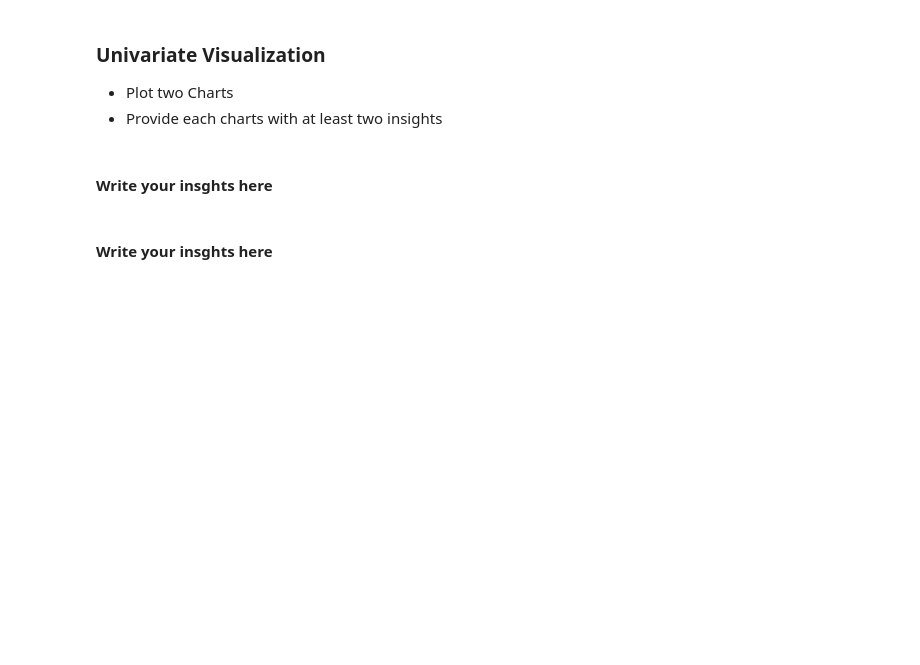
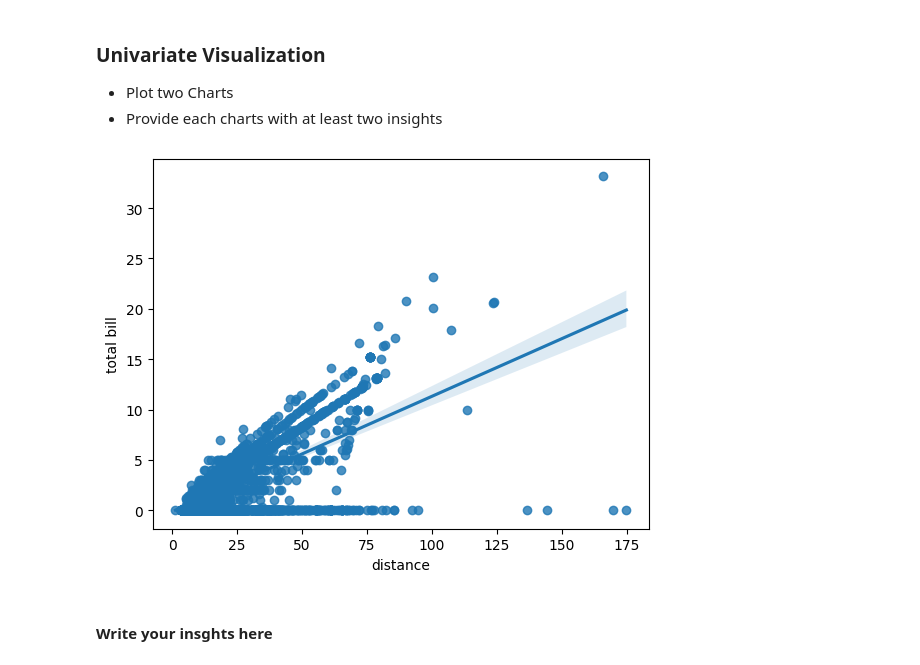
Before and after one commit to Tuwaiq-Data-Science-Bootcamp-V2/EDA-Lab1, a Jupyter notebook: EDA_Assignment .ipynb, the cells around one changed output. Drawn from its saved outputs; the diff is of its cells as text; code cells hidden in the pictures; blank space fills up the shorter version.

```diff
--- a/EDA_Assignment .ipynb
+++ b/EDA_Assignment .ipynb
@@ -4,0 +12,3 @@
+# %%
+df = sns.load_dataset('taxis')
+df
@@ -6,7 +60,12 @@
 ### Univariate Visualization
 * Plot two Charts
 * Provide each charts with at least two insights
-# %% [markdown]
-#### Write your insghts here
+# %%
+sns.regplot(data=df,x='total',y='tip')
+plt.xlabel('distance')
+plt.ylabel('total bill')
+plt.show()
+# %% [output]
+[figure, added]
 # %% [markdown]
 #### Write your insghts here
```
Also changed, not shown: parts of 8 cells of this notebook.
